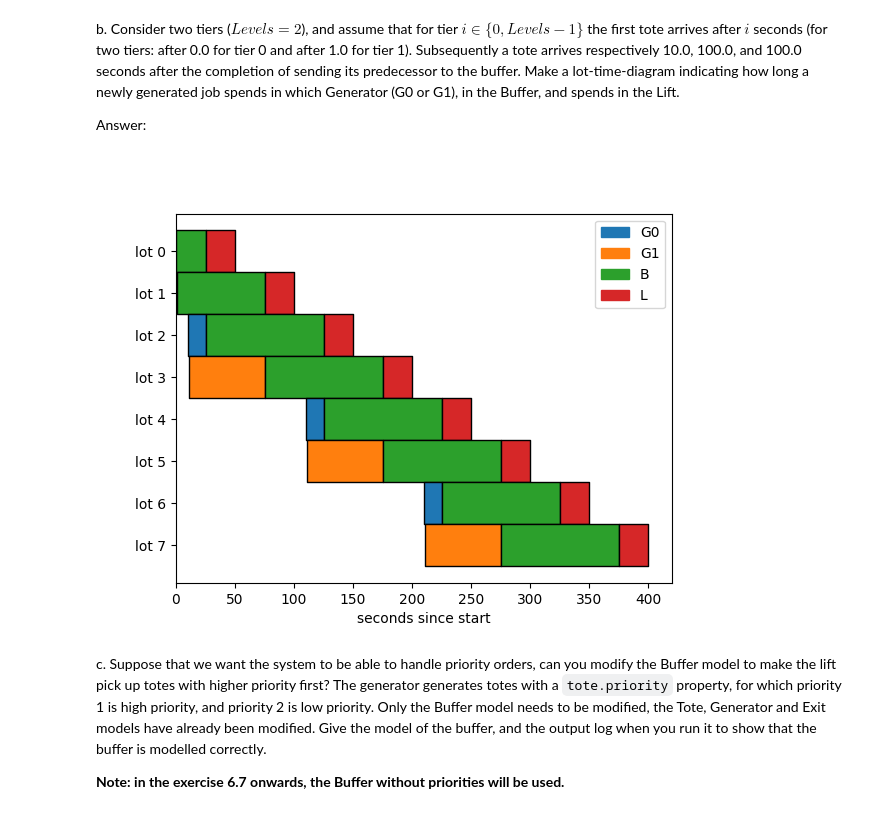
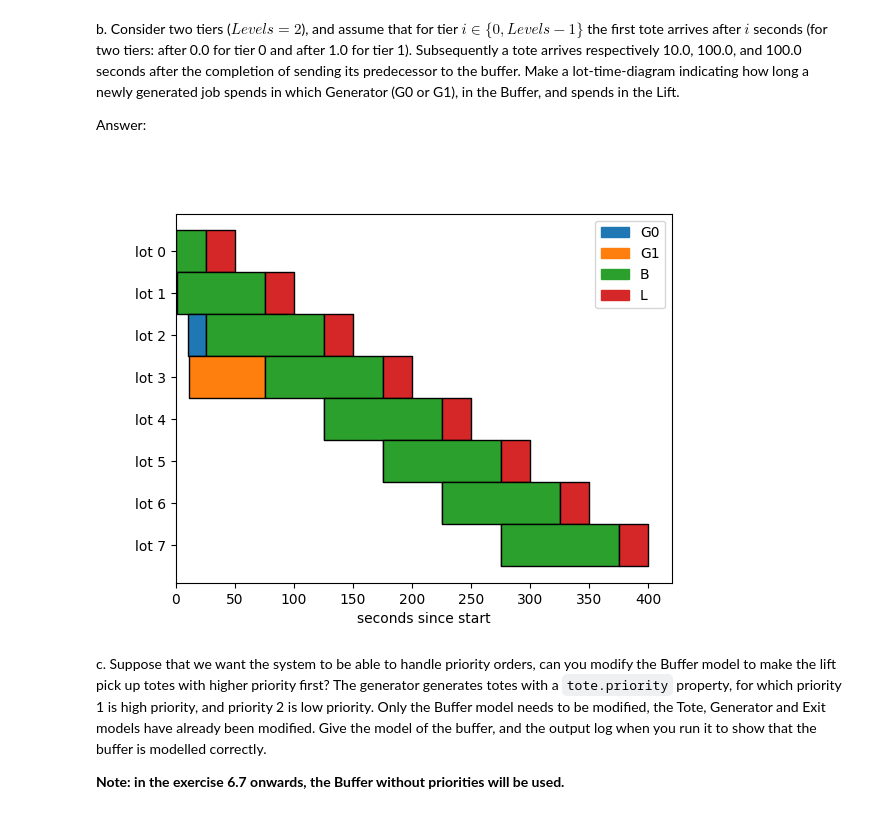
Before and after one commit to tychobrouwer/4DC10-AVS-RS-system, a Jupyter notebook: Assignment.ipynb, the cells around one changed output. Cells and saved outputs as stored; diff of their text form; code cells hidden in the pictures.

```diff
--- a/Assignment.ipynb
+++ b/Assignment.ipynb
@@ -828,28 +828,28 @@ Answer:
 # %%
 # =================================
 # Draw the lot-time-diagram
 # =================================
 
 # Set the locations
 locations = ('G0', 'G1', 'B', 'L')
 
 # For each lot, give the entry and exit times at generators G0 and G1, the buffer B, and lift L.
 lot0 = { 'G0':[   0,   0 ], 'B':[   0,  25 ], 'L':[  25,  50 ] };
 lot1 = { 'G1':[   1,   1 ], 'B':[   1,  75 ], 'L':[  75, 100 ] };
 lot2 = { 'G0':[  10,  25 ], 'B':[  25, 125 ], 'L':[ 125, 150 ] };
 lot3 = { 'G1':[  11,  75 ], 'B':[  75, 175 ], 'L':[ 175, 200 ] };
-lot4 = { 'G0':[ 110, 125 ], 'B':[ 125, 225 ], 'L':[ 225, 250 ] };
-lot5 = { 'G1':[ 111, 175 ], 'B':[ 175, 275 ], 'L':[ 275, 300 ] };
-lot6 = { 'G0':[ 210, 225 ], 'B':[ 225, 325 ], 'L':[ 325, 350 ] };
-lot7 = { 'G1':[ 211, 275 ], 'B':[ 275, 375 ], 'L':[ 375, 400 ] };
+lot4 = { 'G0':[ 125, 125 ], 'B':[ 125, 225 ], 'L':[ 225, 250 ] };
+lot5 = { 'G1':[ 175, 175 ], 'B':[ 175, 275 ], 'L':[ 275, 300 ] };
+lot6 = { 'G0':[ 225, 225 ], 'B':[ 225, 325 ], 'L':[ 325, 350 ] };
+lot7 = { 'G1':[ 275, 275 ], 'B':[ 275, 375 ], 'L':[ 375, 400 ] };
 
 # Add all lots together
 lots = [lot0, lot1, lot2, lot3, lot4, lot5, lot6, lot7];
 
 # Draw the lot-time diagram
 draw_lot_time_diagram(locations, lots)
 # %% [output]
-[figure, old version]
+[figure, new version]
 # %% [markdown]
 c. Suppose that we want the system to be able to handle priority orders, can you modify the Buffer model to make the lift pick up totes with higher priority first? The generator generates totes with a `tote.priority` property, for which priority 1 is high priority, and priority 2 is low priority. Only the Buffer model needs to be modified, the Tote, Generator and Exit models have already been modified. Give the model of the buffer, and the output log when you run it to show that the buffer is modelled correctly.
 
```
Also changed, not shown: parts of 1 cell of this notebook.
